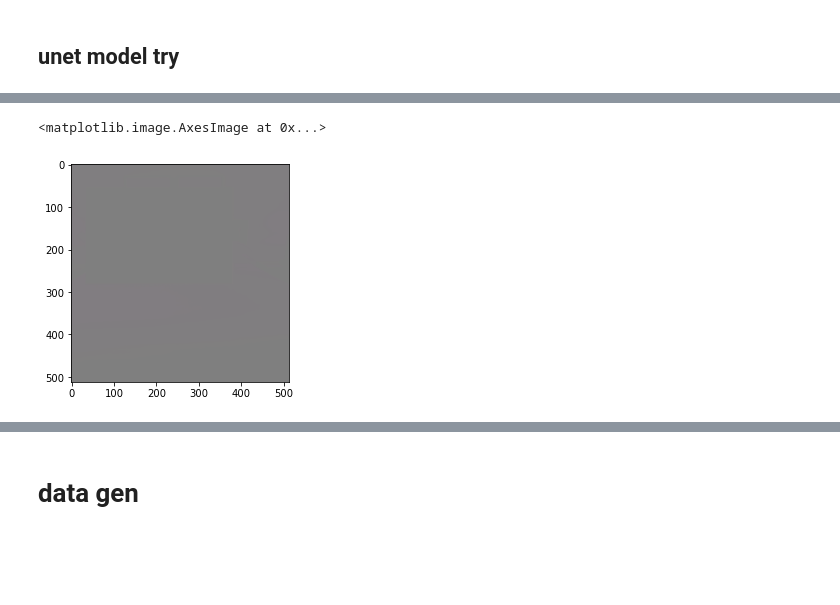
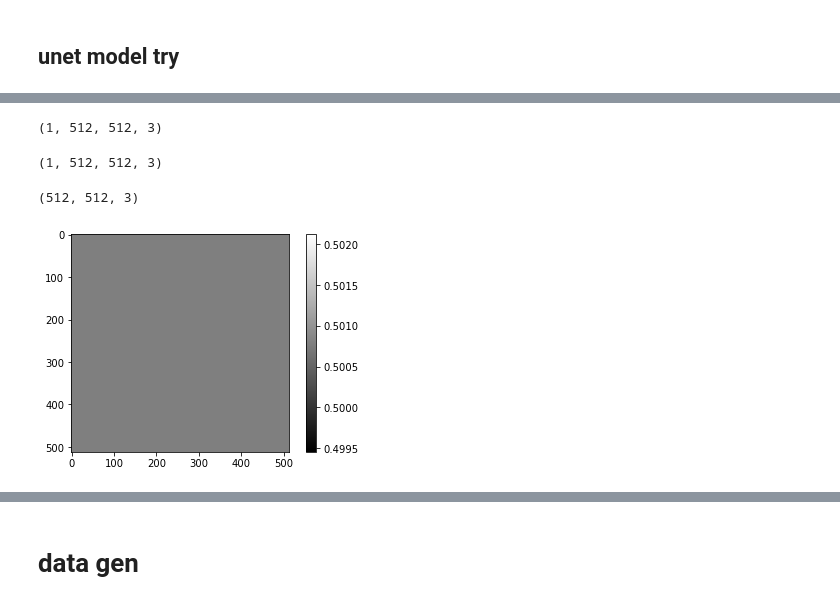
Before and after one commit to RahulS247/Hotel_Recognition-kaggle_challenge, a Jupyter notebook: maskGAN.ipynb, the cells around one changed output, grey strips where cells are left out. Saved outputs shown, nothing was run; the diff lists cells and outputs as text; code cells hidden in the pictures; blank space fills up the shorter version.

```diff
--- a/maskGAN.ipynb
+++ b/maskGAN.ipynb
@@ -90,7 +90,7 @@ import numpy.ma as ma
 # %%
 #masked_img = deepcopy(img)
 masked_img = img.copy()
-masked_img[np.logical_and((mask_img[:,:,0]==0),(mask_img[:,:,1]==0),(mask_img[:,:,2]==0))] = (1,1,1)
+masked_img[np.logical_and((mask_img[:,:,0]==0),(mask_img[:,:,1]==0),(mask_img[:,:,2]==0))] = (0,0,0)
 # %%
 plt.imshow(masked_img)
 # %% [output]
@@ -613,12 +541,12 @@ def plot_sample_data(masked, mask, ori, middle_title='Raw Mask'):
     axes[2].set_title('Target Output')
     plt.show()
 # %%
-model.fit(x= [masked_list,mask_list],y =img_list, batch_size=len(img_list), epochs=5,callbacks=[ LambdaCallback(
+model.fit(x= [img_list,mask_list],y =img_list, batch_size=len(img_list), epochs=1,callbacks=[ LambdaCallback(
             on_epoch_end=lambda epoch, logs: plot_sample_data(
                 masked_img,
                 model.predict(
                     [
-                        np.expand_dims(masked_img,0),
+                        np.expand_dims(img,0),
                         np.expand_dims(mask_img,0)
                     ]
                 )[0]
@@ -647,8 +563,23 @@ Epoch 5/5
 # %%
-result = model.predict( [np.expand_dims(masked_img,0),
-                        np.expand_dims(mask,0)])
+result = model.predict( [np.expand_dims(img,0),
+                        np.expand_dims(img,0)])
+# %%
+result.shape
+# %% [output]
+(1, 512, 512, 3)
+# %%
+np.expand_dims(img,0).shape
+# %% [output]
+(1, 512, 512, 3)
+# %%
+stk = np.stack([result[0,:,:,0],result[0,:,:,1],result[0,:,:,2]],-1)
+stk.shape
+# %% [output]
+(512, 512, 3)
 # %%
-plt.imshow(result[0])
+plt.imshow(stk)
+plt.colorbar()
+plt.gray()
+plt.show()
 # %% [output]
-<matplotlib.image.AxesImage at 0x...>
-[figure, old version]
+[figure, new version]
```
Also changed, not shown: parts of 51 cells of this notebook, 1 other file.
